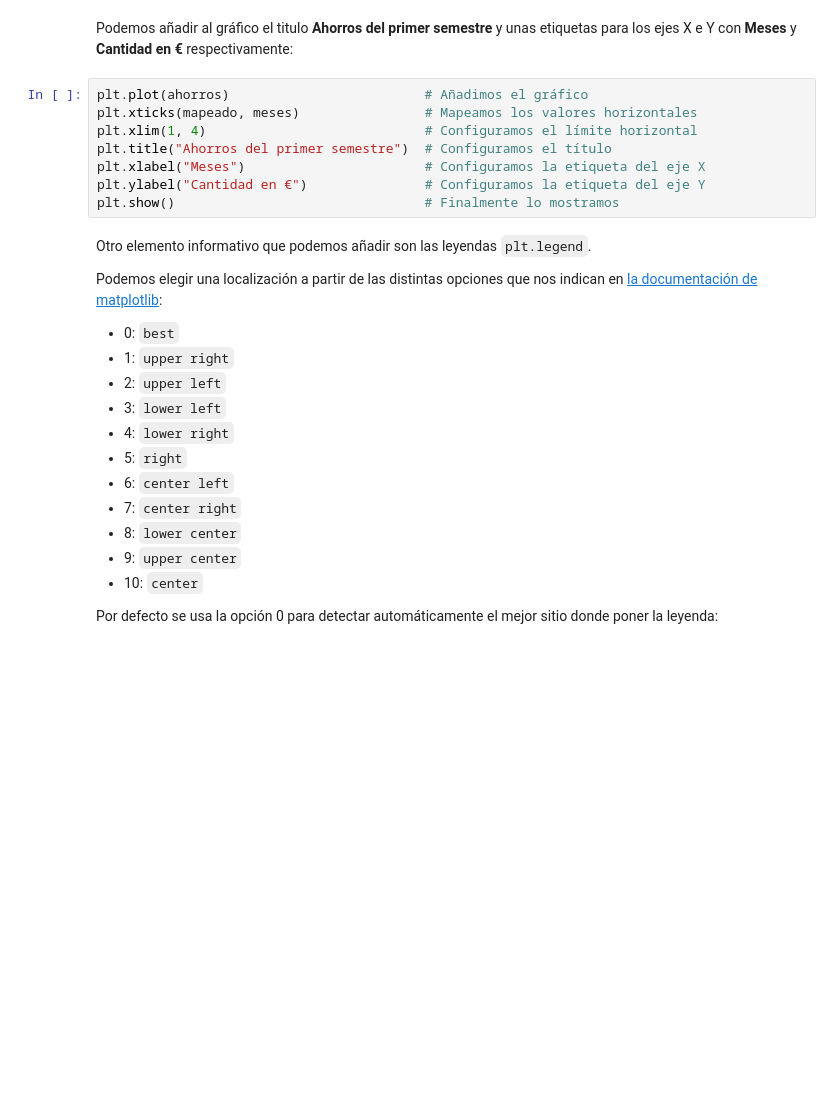
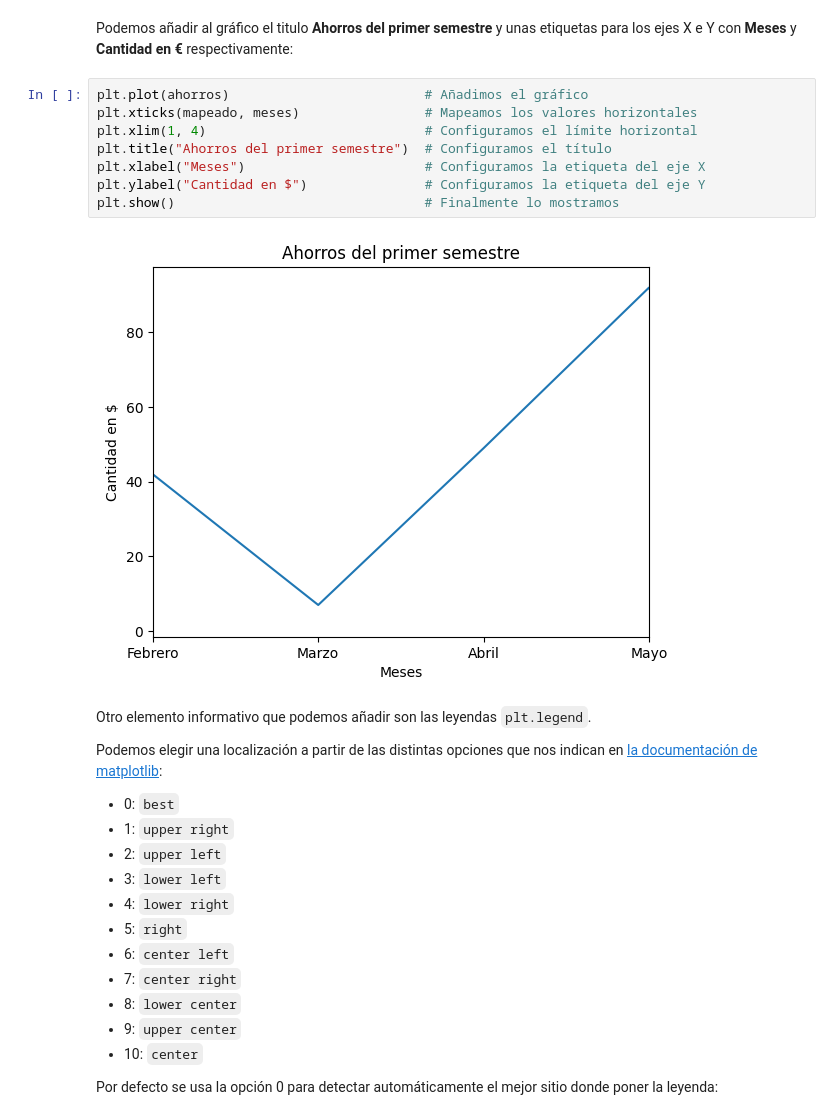
Before and after one commit to lauragonzalezmoran/phyton_basico_ICAI, a Jupyter notebook: ClassBook/10_Matplotlib/05 - Títulos, etiquetas y leyendas.ipynb, the cells around one changed output. Drawn from its saved outputs; the diff is of its cells as text; blank space fills up the shorter version.

```diff
--- a/ClassBook/10_Matplotlib/05 - Títulos, etiquetas y leyendas.ipynb
+++ b/ClassBook/10_Matplotlib/05 - Títulos, etiquetas y leyendas.ipynb
@@ -17,11 +19,13 @@ Podemos añadir al gráfico el titulo **Ahorros del primer semestre** y unas eti
 # %%
 plt.plot(ahorros)                         # Añadimos el gráfico
 plt.xticks(mapeado, meses)                # Mapeamos los valores horizontales
 plt.xlim(1, 4)                            # Configuramos el límite horizontal
 plt.title("Ahorros del primer semestre")  # Configuramos el título
 plt.xlabel("Meses")                       # Configuramos la etiqueta del eje X
-plt.ylabel("Cantidad en €")               # Configuramos la etiqueta del eje Y
+plt.ylabel("Cantidad en $")               # Configuramos la etiqueta del eje Y
 plt.show()                                # Finalmente lo mostramos
+# %% [output]
+[figure, added]
 # %% [markdown]
 Otro elemento informativo que podemos añadir son las leyendas `plt.legend`.
 
```
Also changed, not shown: parts of 9 cells of this notebook, 9 other files.
